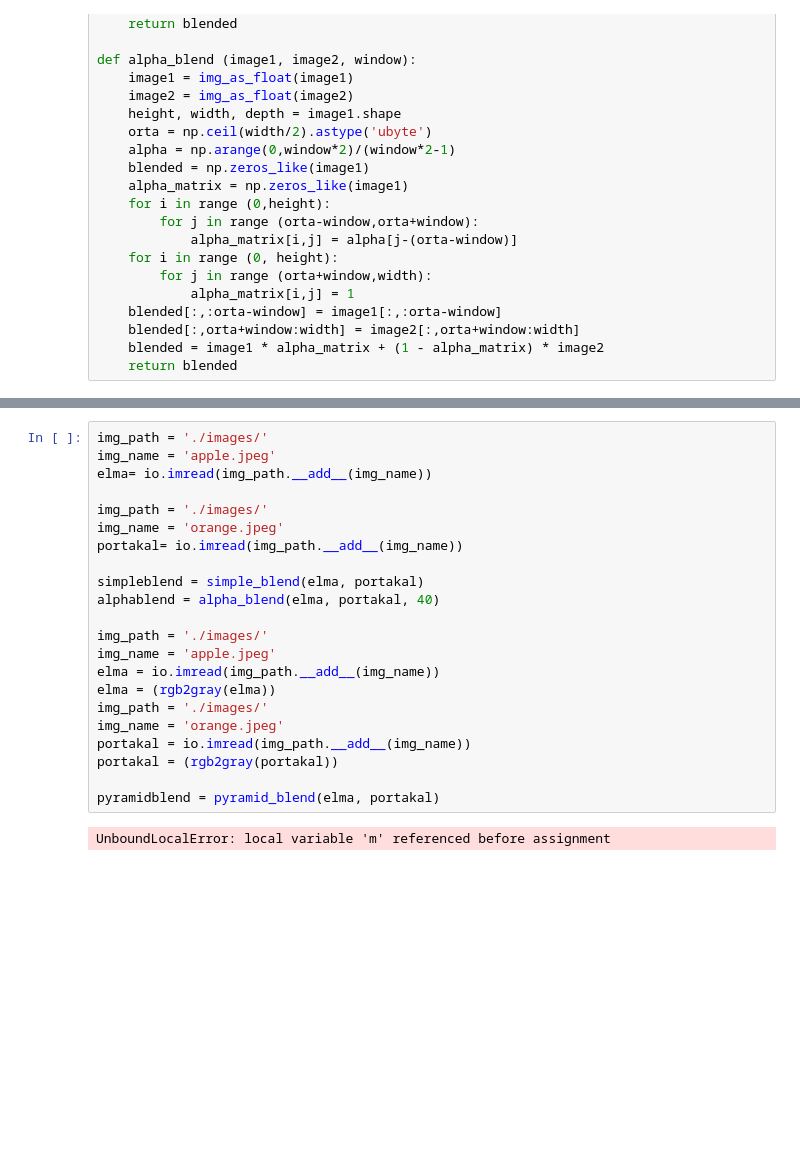
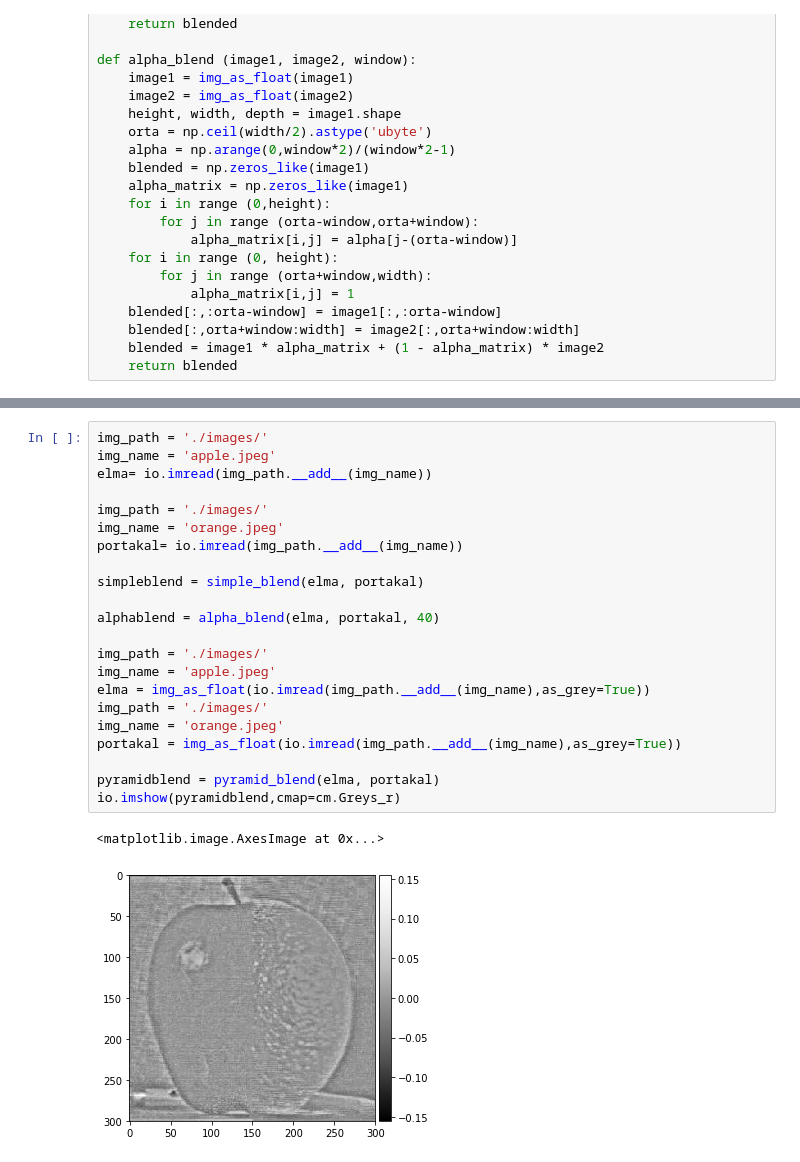
Before and after one commit to gulnurungan/B31XB-IIP-TP-1718, a Jupyter notebook: 3-interpolation-blending/3-interpolation-blending.ipynb, the cells around one changed output, grey strips where cells are left out. Saved outputs shown, nothing was run; the diff lists cells and outputs as text; blank space fills up the shorter version.

```diff
--- a/3-interpolation-blending/3-interpolation-blending.ipynb
+++ b/3-interpolation-blending/3-interpolation-blending.ipynb
@@ -162,24 +160,25 @@ def pyramid_blend(image_1, image_2):
 # %%
 img_path = './images/'
 img_name = 'apple.jpeg'
 elma= io.imread(img_path.__add__(img_name))
 
 img_path = './images/'
 img_name = 'orange.jpeg'
 portakal= io.imread(img_path.__add__(img_name))
 
 simpleblend = simple_blend(elma, portakal)
+
 alphablend = alpha_blend(elma, portakal, 40)
 
 img_path = './images/'
 img_name = 'apple.jpeg'
-elma = io.imread(img_path.__add__(img_name))
-elma = (rgb2gray(elma))
+elma = img_as_float(io.imread(img_path.__add__(img_name),as_grey=True))
 img_path = './images/'
 img_name = 'orange.jpeg'
-portakal = io.imread(img_path.__add__(img_name))
-portakal = (rgb2gray(portakal))
+portakal = img_as_float(io.imread(img_path.__add__(img_name),as_grey=True))
 
 pyramidblend = pyramid_blend(elma, portakal)
+io.imshow(pyramidblend,cmap=cm.Greys_r)
 # %% [output]
-UnboundLocalError: local variable 'm' referenced before assignment
+<matplotlib.image.AxesImage at 0x...>
+[figure, added]
```
Also changed, not shown: parts of 7 cells of this notebook, 1 other file.
